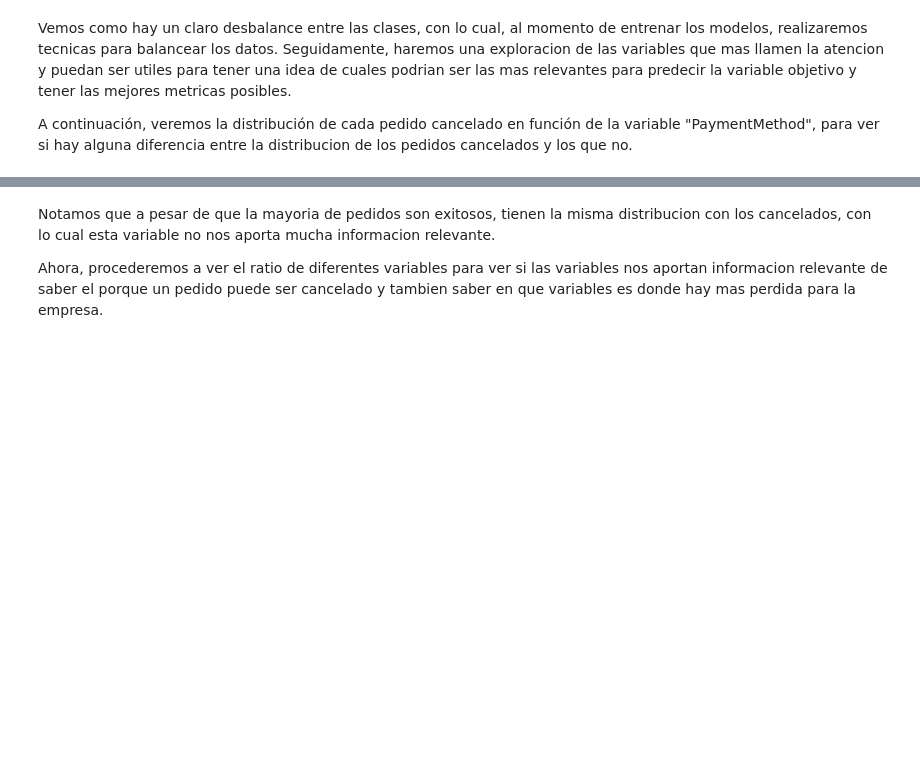
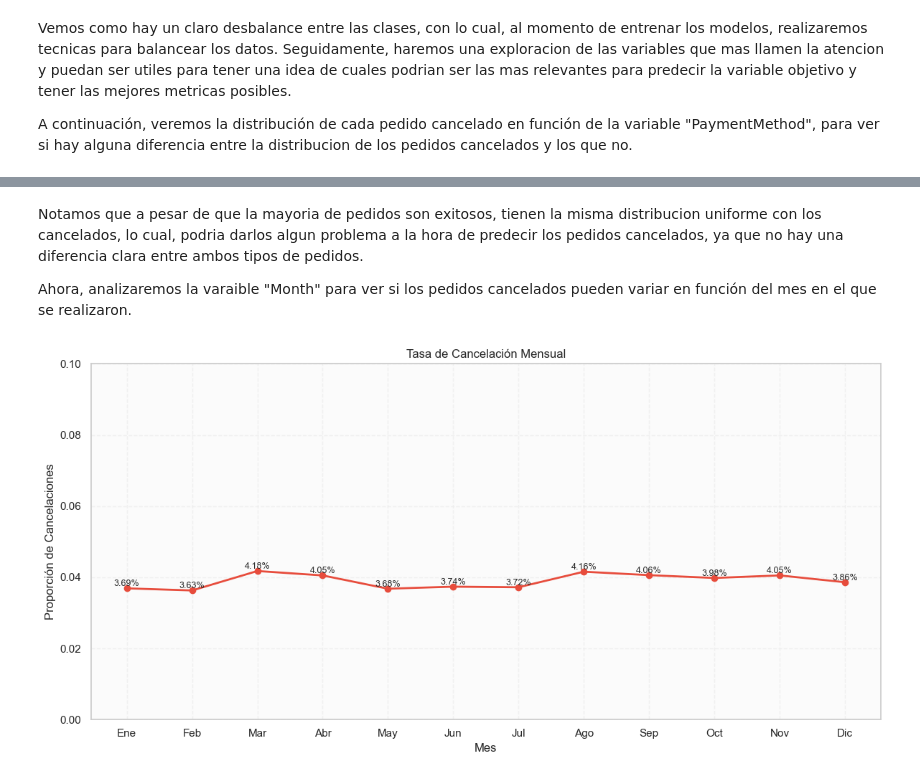
Before and after one commit to AlejandroSegura24/Ecommerce-Business-Intelligence-Lab, a Jupyter notebook: Notebooks/1 Model Benchmarking Cancelled vs Delivered.ipynb, the cells around one changed output, grey strips where cells are left out. Saved outputs shown, nothing was run; the diff lists cells and outputs as text; code cells hidden in the pictures; blank space fills up the shorter version.

```diff
--- a/Notebooks/1 Model Benchmarking Cancelled vs Delivered.ipynb
+++ b/Notebooks/1 Model Benchmarking Cancelled vs Delivered.ipynb
@@ -83,6 +104,31 @@ analisis_estados
 | Cancelled | 941.585994 | 3.052180 |
 | Delivered | 916.179947 | 2.998325 |
 # %% [markdown]
-Notamos que a pesar de que la mayoria de pedidos son exitosos, tienen la misma distribucion con los cancelados, con lo cual esta variable no nos aporta mucha informacion relevante.
+Notamos que a pesar de que la mayoria de pedidos son exitosos, tienen la misma distribucion uniforme con los cancelados, lo cual, podria darlos algun problema a la hora de predecir los pedidos cancelados, ya que no hay una diferencia clara entre ambos tipos de pedidos.
 
-Ahora, procederemos a ver el ratio de diferentes variables para ver si las variables nos aportan informacion relevante de saber el porque un pedido puede ser cancelado y tambien saber en que variables es donde hay mas perdida para la empresa.
+Ahora, analizaremos la varaible "Month" para ver si los pedidos cancelados pueden variar en función del mes en el que se realizaron.
+# %%
+monthly_stats = df_analisis.groupby('Month')['target'].value_counts(normalize=True).unstack(fill_value=0).sort_values(by='Month', ascending=True)
+
+if 1 in monthly_stats.columns:
+    tasa_interes = monthly_stats[1]
+else:
+    tasa_interes = monthly_stats['Cancelled']
+
+plt.figure(figsize=(12, 6))
+plt.plot(monthly_stats.index, tasa_interes,
+         marker='o', color='#e74c3c', linewidth=2)
+plt.xticks(range(1, 13), ['Ene', 'Feb', 'Mar', 'Abr', 'May', 'Jun', 'Jul', 'Ago', 'Sep', 'Oct', 'Nov', 'Dic'])
+
+for x, y in zip(monthly_stats.index, tasa_interes):
+    plt.text(x, y, f'{y:.2%}', ha='center', va='bottom', fontsize=9)
+
+plt.ylim(0, 0.10)
+plt.title('Tasa de Cancelación Mensual')
+plt.xlabel('Mes')
+plt.ylabel('Proporción de Cancelaciones')
+plt.grid(True, linestyle='--', alpha=0.7)
+plt.tight_layout()
+plt.show()
+# %% [output]
+[figure, added]
```
Also changed, not shown: parts of 12 cells of this notebook, 1 other file.
